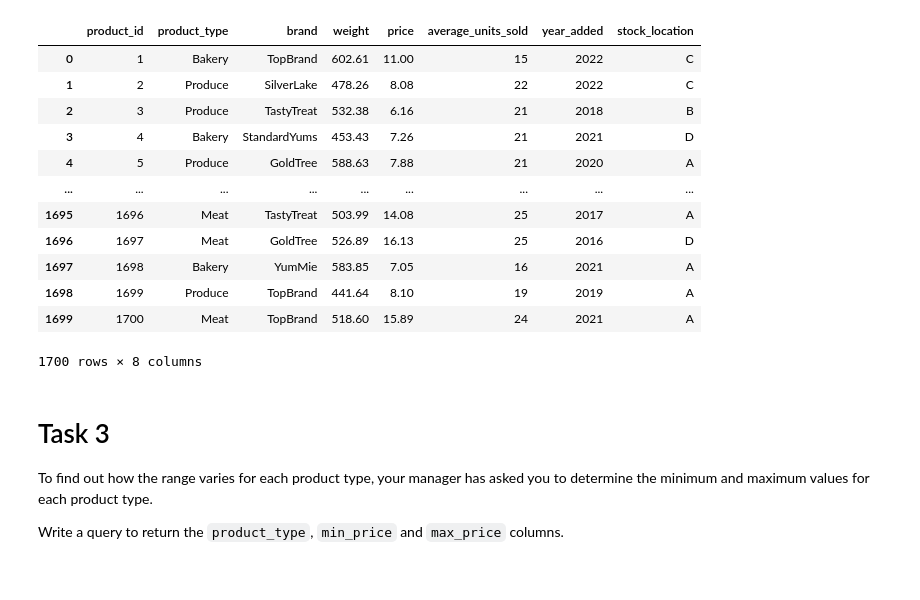
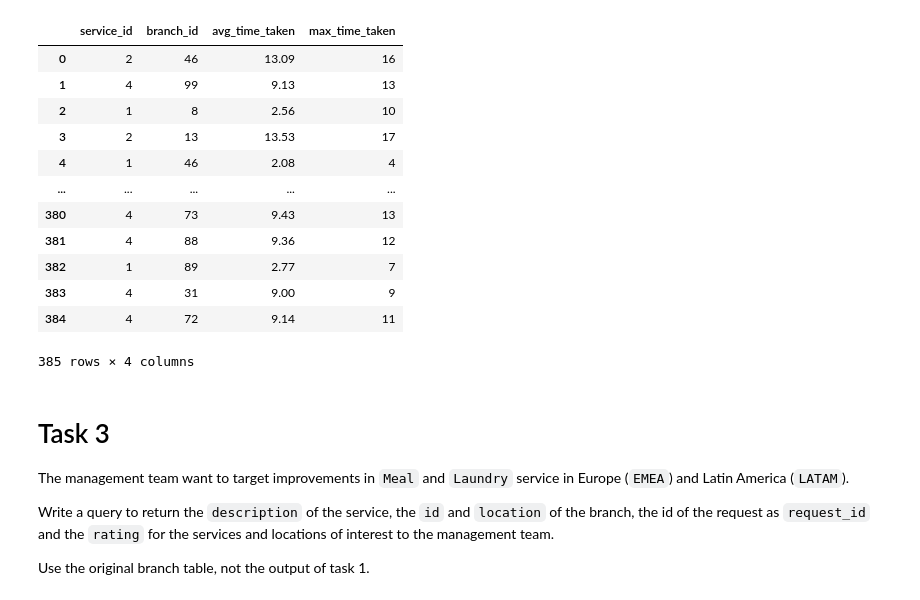
Before and after one commit to noi-noi/My-Projects, a Jupyter notebook: notebook.ipynb, the cells around one changed output. Cells and saved outputs as stored; diff of their text form; code cells hidden in the pictures.

```diff
--- a/notebook.ipynb
+++ b/notebook.ipynb
@@ -56,32 +60,28 @@ Write a query to ensure the product data matches the description provided. Do no
 # %%
-SELECT product_id,
-COALESCE (product_type,'Unknown') AS product_type,
-REPLACE (brand,'-','Unknown') AS brand,
-REPLACE (weight,' grams','')::numeric AS weight,
-ROUND(COALESCE (price, (SELECT PERCENTILE_CONT(0.5) WITHIN GROUP (ORDER BY price)))::numeric, 2) AS price,
-COALESCE (average_units_sold,0 ) AS average_units_sold,
-COALESCE (year_added,2022) AS year_added,
-COALESCE (UPPER (stock_location),'Unknown') AS stock_location
-FROM products
-GROUP BY product_id,product_type, brand, weight,price, average_units_sold, year_added, stock_location;
+SELECT service_id, branch_id, ROUND(AVG(time_taken),2) AS avg_time_taken,
+MAX(time_taken) AS max_time_taken
+FROM request
+GROUP BY service_id, branch_id;
 # %% [output]
-|  | product_id | product_type | brand | weight | price | average_units_sold | year_added | stock_location |
-| 0 | 1 | Bakery | TopBrand | 602.61 | 11.00 | 15 | 2022 | C |
-| 1 | 2 | Produce | SilverLake | 478.26 | 8.08 | 22 | 2022 | C |
-| 2 | 3 | Produce | TastyTreat | 532.38 | 6.16 | 21 | 2018 | B |
-| 3 | 4 | Bakery | StandardYums | 453.43 | 7.26 | 21 | 2021 | D |
-| 4 | 5 | Produce | GoldTree | 588.63 | 7.88 | 21 | 2020 | A |
-| ... | ... | ... | ... | ... | ... | ... | ... | ... |
-| 1695 | 1696 | Meat | TastyTreat | 503.99 | 14.08 | 25 | 2017 | A |
-| 1696 | 1697 | Meat | GoldTree | 526.89 | 16.13 | 25 | 2016 | D |
-| 1697 | 1698 | Bakery | YumMie | 583.85 | 7.05 | 16 | 2021 | A |
-| 1698 | 1699 | Produce | TopBrand | 441.64 | 8.10 | 19 | 2019 | A |
-| 1699 | 1700 | Meat | TopBrand | 518.60 | 15.89 | 24 | 2021 | A |
+|  | service_id | branch_id | avg_time_taken | max_time_taken |
+| 0 | 2 | 46 | 13.09 | 16 |
+| 1 | 4 | 99 | 9.13 | 13 |
+| 2 | 1 | 8 | 2.56 | 10 |
+| 3 | 2 | 13 | 13.53 | 17 |
+| 4 | 1 | 46 | 2.08 | 4 |
+| ... | ... | ... | ... | ... |
+| 380 | 4 | 73 | 9.43 | 13 |
+| 381 | 4 | 88 | 9.36 | 12 |
+| 382 | 1 | 89 | 2.77 | 7 |
+| 383 | 4 | 31 | 9.00 | 9 |
+| 384 | 4 | 72 | 9.14 | 11 |
-1700 rows × 8 columns
+385 rows × 4 columns
 # %% [markdown]
 # Task 3
 
-To find out how the range varies for each product type, your manager has asked you to determine the minimum and maximum values for each product type.
+The management team want to target improvements in `Meal` and `Laundry` service in Europe (`EMEA`) and Latin America (`LATAM`).
 
-Write a query to return the `product_type`, `min_price` and `max_price` columns.
+Write a query to return the `description` of the service, the `id` and `location` of the branch, the id of the request as `request_id` and the `rating` for the services and locations of interest to the management team.
+
+Use the original branch table, not the output of task 1.
 # %%
```
Also changed, not shown: parts of 7 cells of this notebook.
